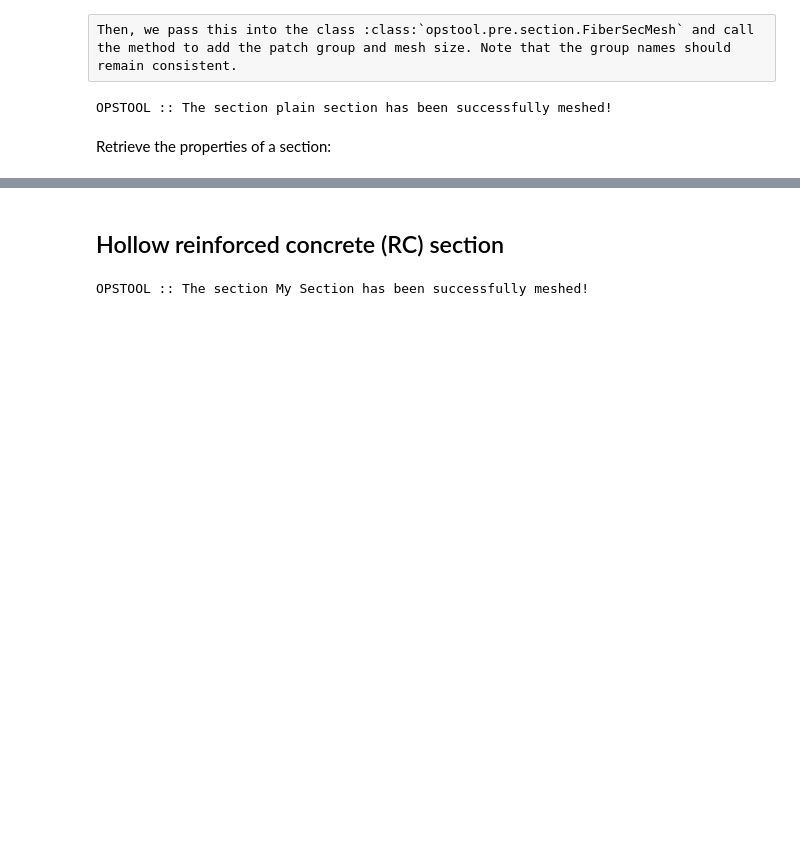
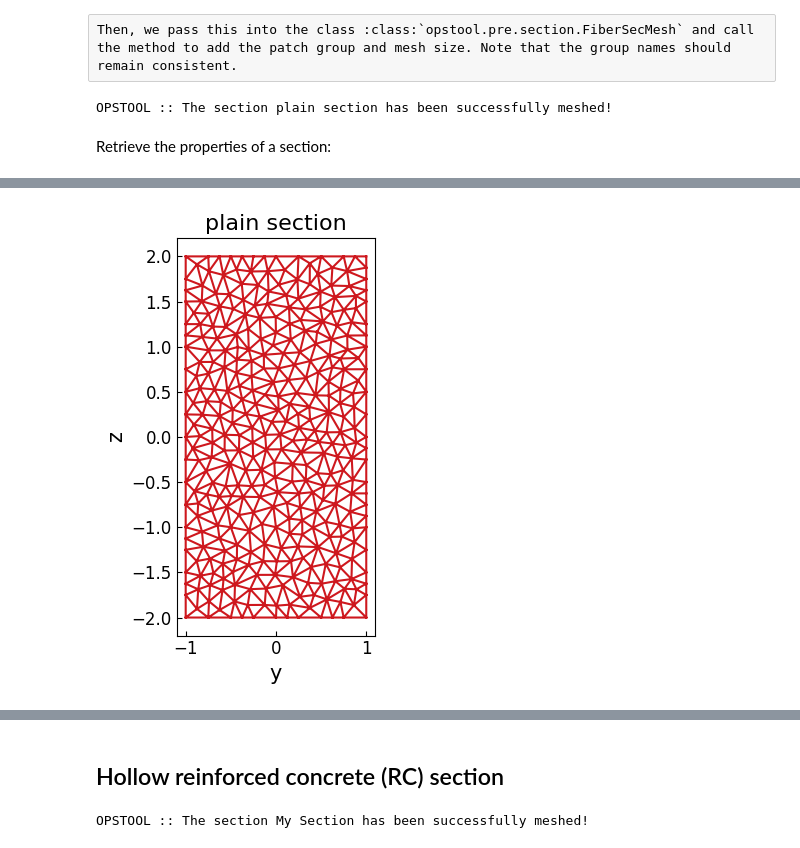
Before and after one commit to yexiang1992/opstool, a Jupyter notebook: docs/src/pre/sec_mesh.ipynb, the cells around one changed output, grey strips where cells are left out. Drawn from its saved outputs; the diff is of its cells as text; code cells hidden in the pictures; blank space fills up the shorter version.

```diff
--- a/docs/src/pre/sec_mesh.ipynb
+++ b/docs/src/pre/sec_mesh.ipynb
@@ -42,4 +42,11 @@ sec_props = SEC_MESH.get_frame_props(display_results=True)
 │ phi       │ 0.000E+00              │ Principal axis angle                   │
 │ rho_rebar │ 0.000E+00              │ Ratio of reinforcement                 │
 └───────────┴────────────────────────┴────────────────────────────────────────┘
+# %%
+fig, ax = plt.subplots(figsize=(5, 5))
+SEC_MESH.view(fill=False, show_legend=False, ax=ax)
+ax.set_aspect('equal', 'box')
+plt.show()
+# %% [output]
+[figure, added]
 # %%
```
Also changed, not shown: parts of 10 cells of this notebook, 28 other files.
